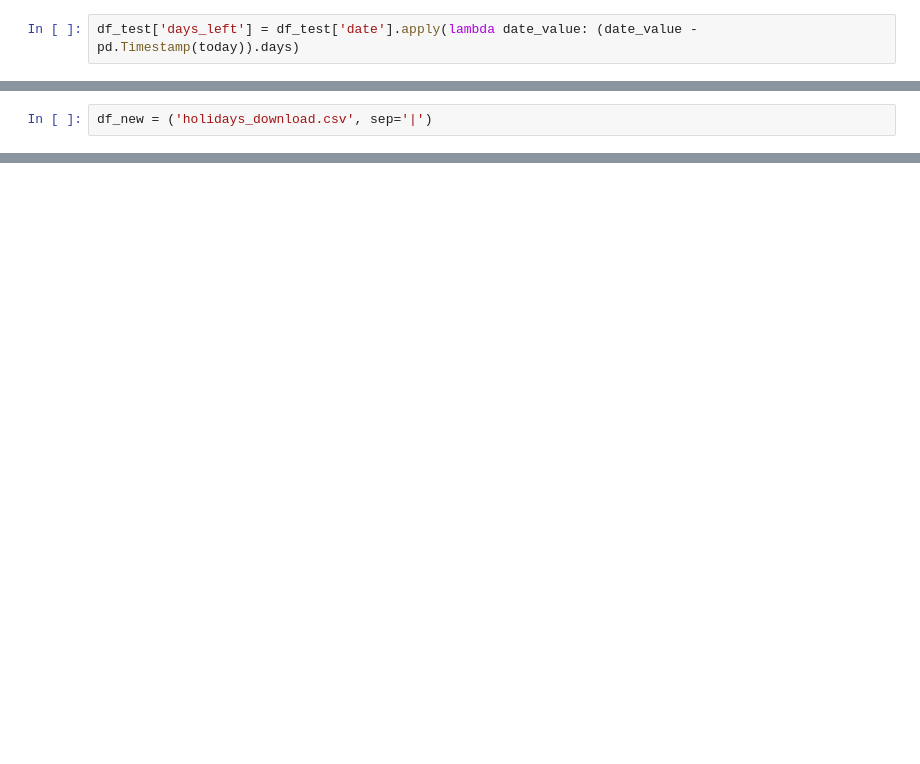
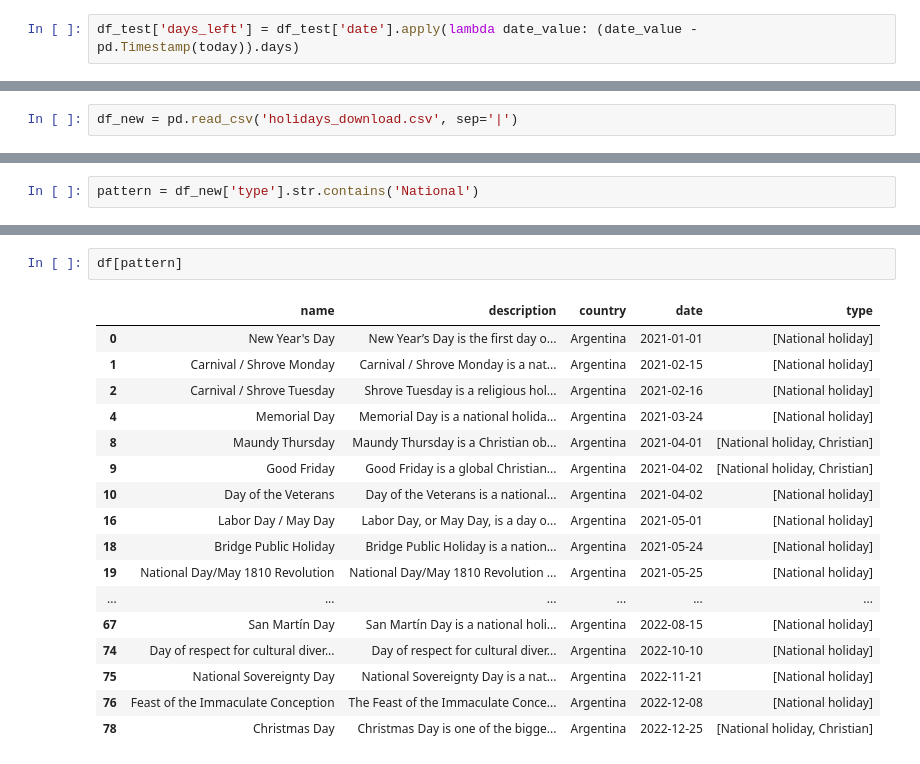
Before and after one commit to juancarlis/next-holiday-bot, a Jupyter notebook: testing-calendarific.ipynb, the cells around one changed output, grey strips where cells are left out. Drawn from its saved outputs; the diff is of its cells as text; blank space fills up the shorter version.

```diff
--- a/testing-calendarific.ipynb
+++ b/testing-calendarific.ipynb
@@ -167,2 +100,2 @@ df.to_csv('holidays_download.csv', encoding='utf-8-sig', sep='|')
 # %%
-df_new = ('holidays_download.csv', sep='|')
+df_new = pd.read_csv('holidays_download.csv', sep='|')
@@ -170,0 +121,2 @@ SyntaxError: invalid syntax (<ipython-input-27-83db1c01135c>, line 1)
+# %%
+pattern = df_new['type'].str.contains('National')
@@ -170,0 +138,20 @@ SyntaxError: invalid syntax (<ipython-input-27-83db1c01135c>, line 1)
+# %%
+df[pattern]
+# %% [output]
+|  | name | description | country | date | type |
+| 0 | New Year's Day | New Year’s Day is the first day o... | Argentina | 2021-01-01 | [National holiday] |
+| 1 | Carnival / Shrove Monday | Carnival / Shrove Monday is a nat... | Argentina | 2021-02-15 | [National holiday] |
+| 2 | Carnival / Shrove Tuesday | Shrove Tuesday is a religious hol... | Argentina | 2021-02-16 | [National holiday] |
+| 4 | Memorial Day | Memorial Day is a national holida... | Argentina | 2021-03-24 | [National holiday] |
+| 8 | Maundy Thursday | Maundy Thursday is a Christian ob... | Argentina | 2021-04-01 | [National holiday, Christian] |
+| 9 | Good Friday | Good Friday is a global Christian... | Argentina | 2021-04-02 | [National holiday, Christian] |
+| 10 | Day of the Veterans | Day of the Veterans is a national... | Argentina | 2021-04-02 | [National holiday] |
+| 16 | Labor Day / May Day | Labor Day, or May Day, is a day o... | Argentina | 2021-05-01 | [National holiday] |
+| 18 | Bridge Public Holiday | Bridge Public Holiday is a nation... | Argentina | 2021-05-24 | [National holiday] |
+| 19 | National Day/May 1810 Revolution | National Day/May 1810 Revolution ... | Argentina | 2021-05-25 | [National holiday] |
+| ... | ... | ... | ... | ... | ... |
+| 67 | San Martín Day | San Martín Day is a national holi... | Argentina | 2022-08-15 | [National holiday] |
+| 74 | Day of respect for cultural diver... | Day of respect for cultural diver... | Argentina | 2022-10-10 | [National holiday] |
+| 75 | National Sovereignty Day | National Sovereignty Day is a nat... | Argentina | 2022-11-21 | [National holiday] |
+| 76 | Feast of the Immaculate Conception | The Feast of the Immaculate Conce... | Argentina | 2022-12-08 | [National holiday] |
+| 78 | Christmas Day | Christmas Day is one of the bigge... | Argentina | 2022-12-25 | [National holiday, Christian] |
```
Also changed, not shown: parts of 18 cells of this notebook.
